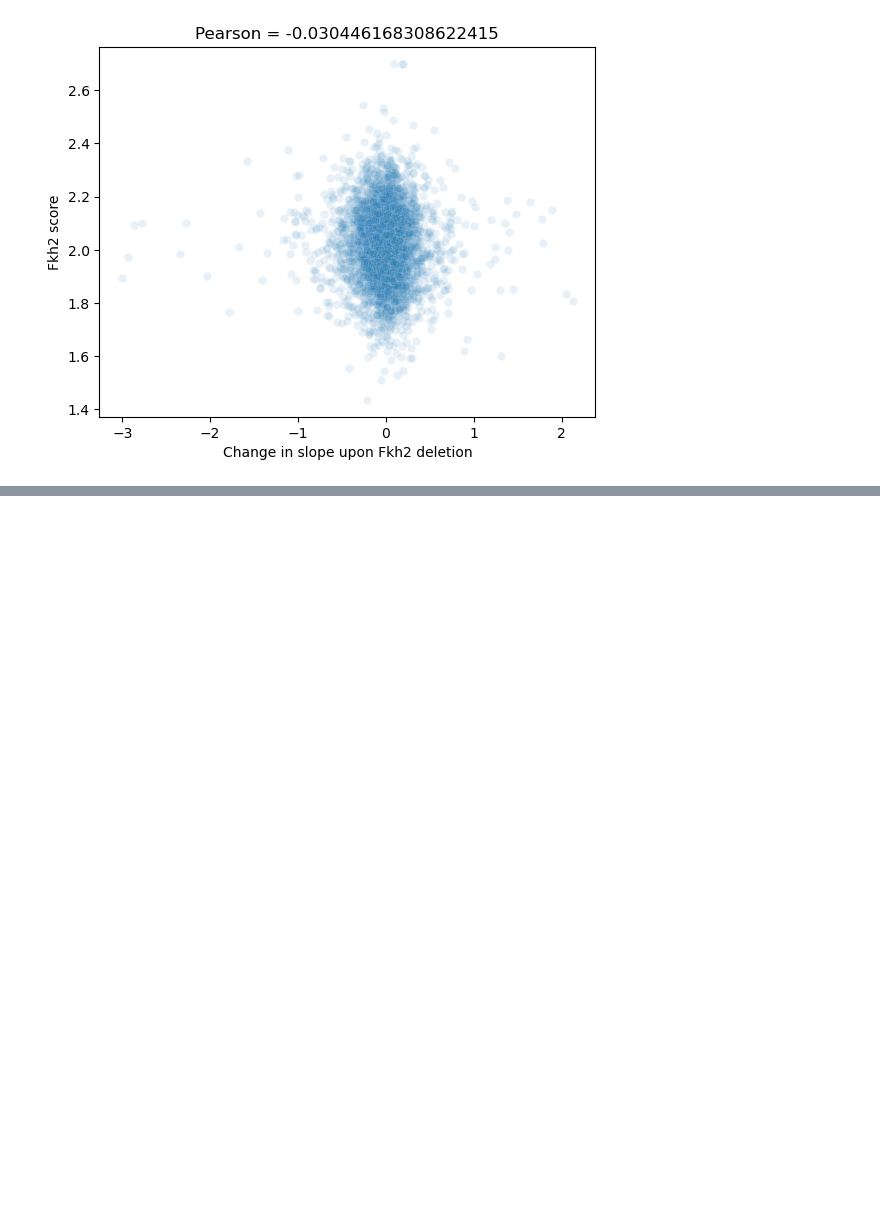
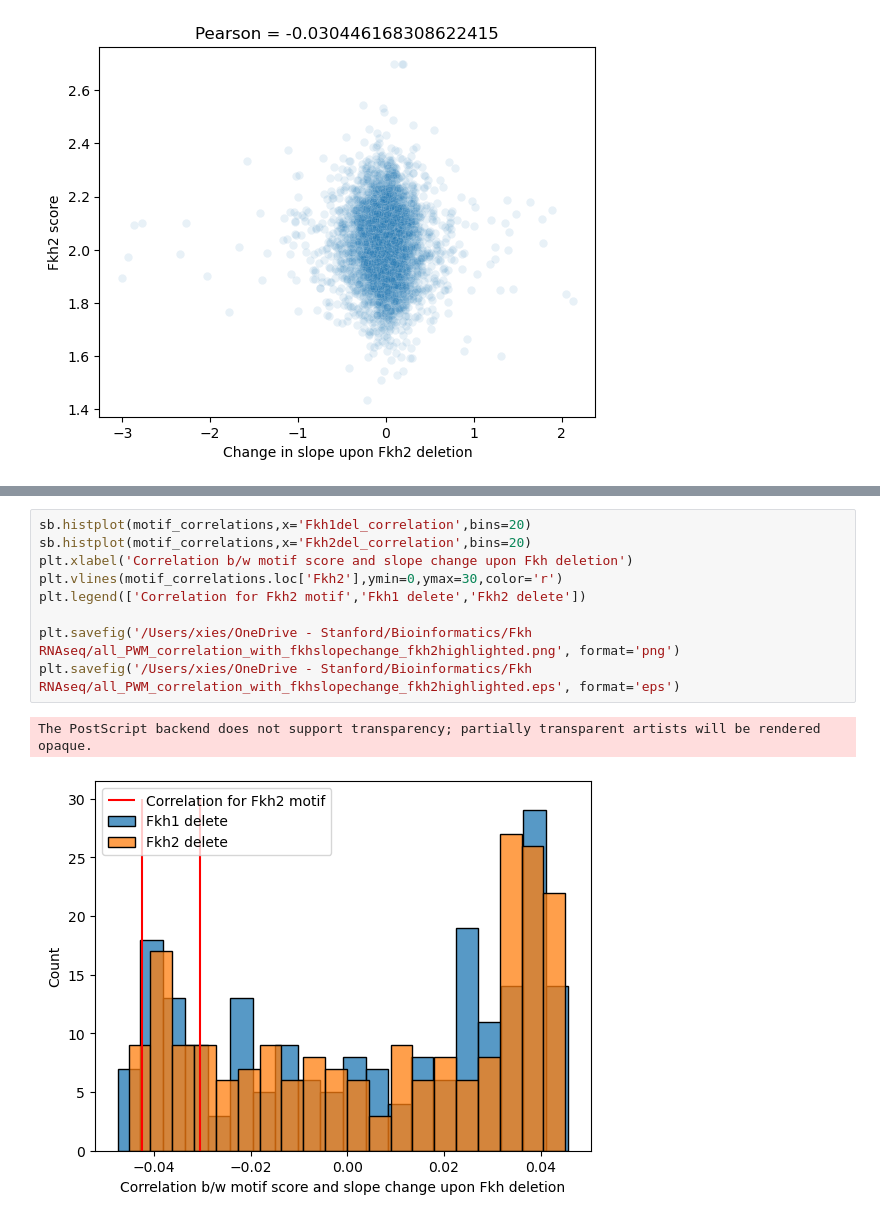
Before and after one commit to skotheimlab/fkh_concatemer_analysis, a Jupyter notebook: scaling_slope_change_Fkh12_motif_enrichment.ipynb, the cells around one changed output, grey strips where cells are left out. Drawn from its saved outputs; the diff is of its cells as text; blank space fills up the shorter version.

```diff
--- a/scaling_slope_change_Fkh12_motif_enrichment.ipynb
+++ b/scaling_slope_change_Fkh12_motif_enrichment.ipynb
@@ -245,0 +305,12 @@ array(3971)
+# %%
+sb.histplot(motif_correlations,x='Fkh1del_correlation',bins=20)
+sb.histplot(motif_correlations,x='Fkh2del_correlation',bins=20)
+plt.xlabel('Correlation b/w motif score and slope change upon Fkh deletion')
+plt.vlines(motif_correlations.loc['Fkh2'],ymin=0,ymax=30,color='r')
+plt.legend(['Correlation for Fkh2 motif','Fkh1 delete','Fkh2 delete'])
+
+plt.savefig('/Users/xies/OneDrive - Stanford/Bioinformatics/Fkh RNAseq/all_PWM_correlation_with_fkhslopechange_fkh2highlighted.png', format='png')
+plt.savefig('/Users/xies/OneDrive - Stanford/Bioinformatics/Fkh RNAseq/all_PWM_correlation_with_fkhslopechange_fkh2highlighted.eps', format='eps')
+# %% [output]
+The PostScript backend does not support transparency; partially transparent artists will be rendered opaque.
+[figure, added]
```
Also changed, not shown: parts of 14 cells of this notebook.
